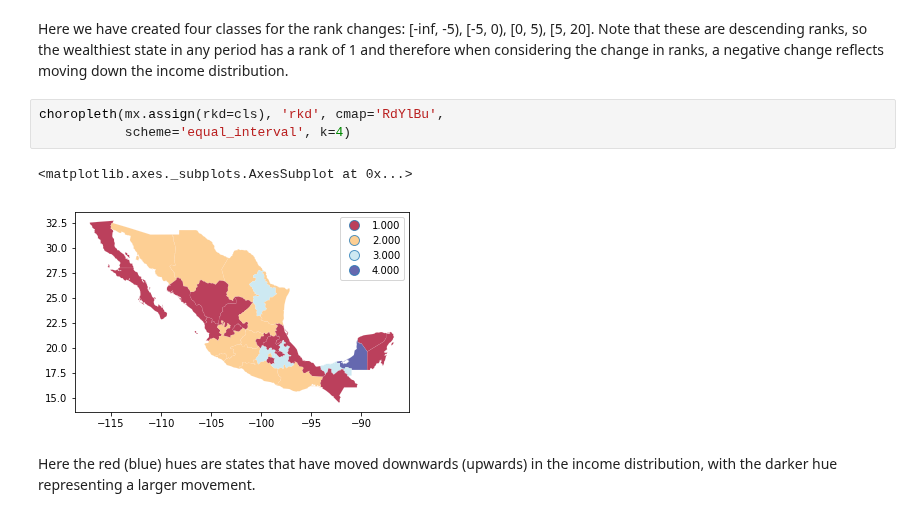
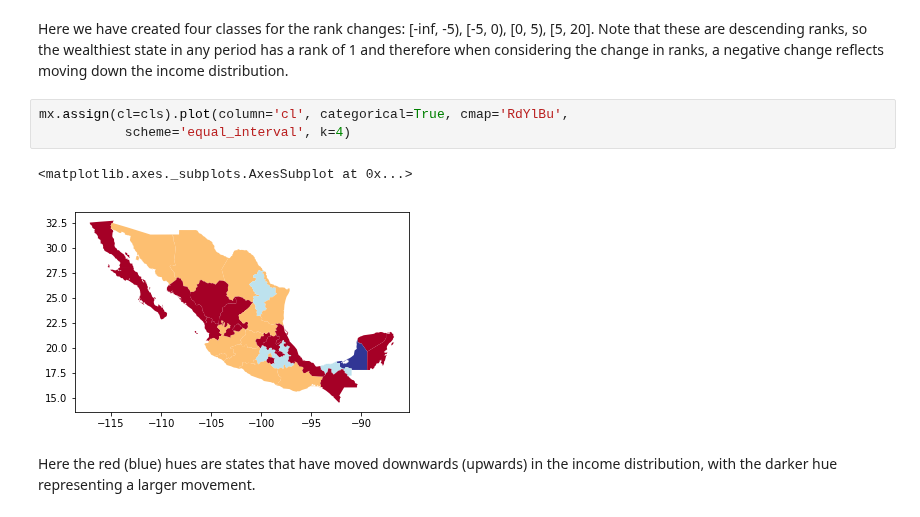
Before and after one commit to gdsbook/book, a Jupyter notebook: notebooks/05_choropleth.ipynb, the cells around one changed output. Saved outputs shown, nothing was run; the diff lists cells and outputs as text.

Commit message:
updating for new mapclassify plot method

```diff
--- a/notebooks/05_choropleth.ipynb
+++ b/notebooks/05_choropleth.ipynb
@@ -664,11 +775,11 @@ Here we have created four classes for the rank changes: [-inf, -5), [-5, 0), [0,
 any period has a rank of 1 and therefore when considering the change in ranks, a
 negative change reflects moving down the income distribution.
 # %%
-choropleth(mx.assign(rkd=cls), 'rkd', cmap='RdYlBu',
+mx.assign(cl=cls).plot(column='cl', categorical=True, cmap='RdYlBu',
            scheme='equal_interval', k=4)
 # %% [output]
 <matplotlib.axes._subplots.AxesSubplot at 0x...>
-[figure, old version]
+[figure, new version]
 # %% [markdown]
 Here the red (blue) hues are states that have moved downwards (upwards) in the
 income distribution, with the darker hue representing a larger movement.
```
Also changed, not shown: parts of 64 cells of this notebook, 3 other files.
